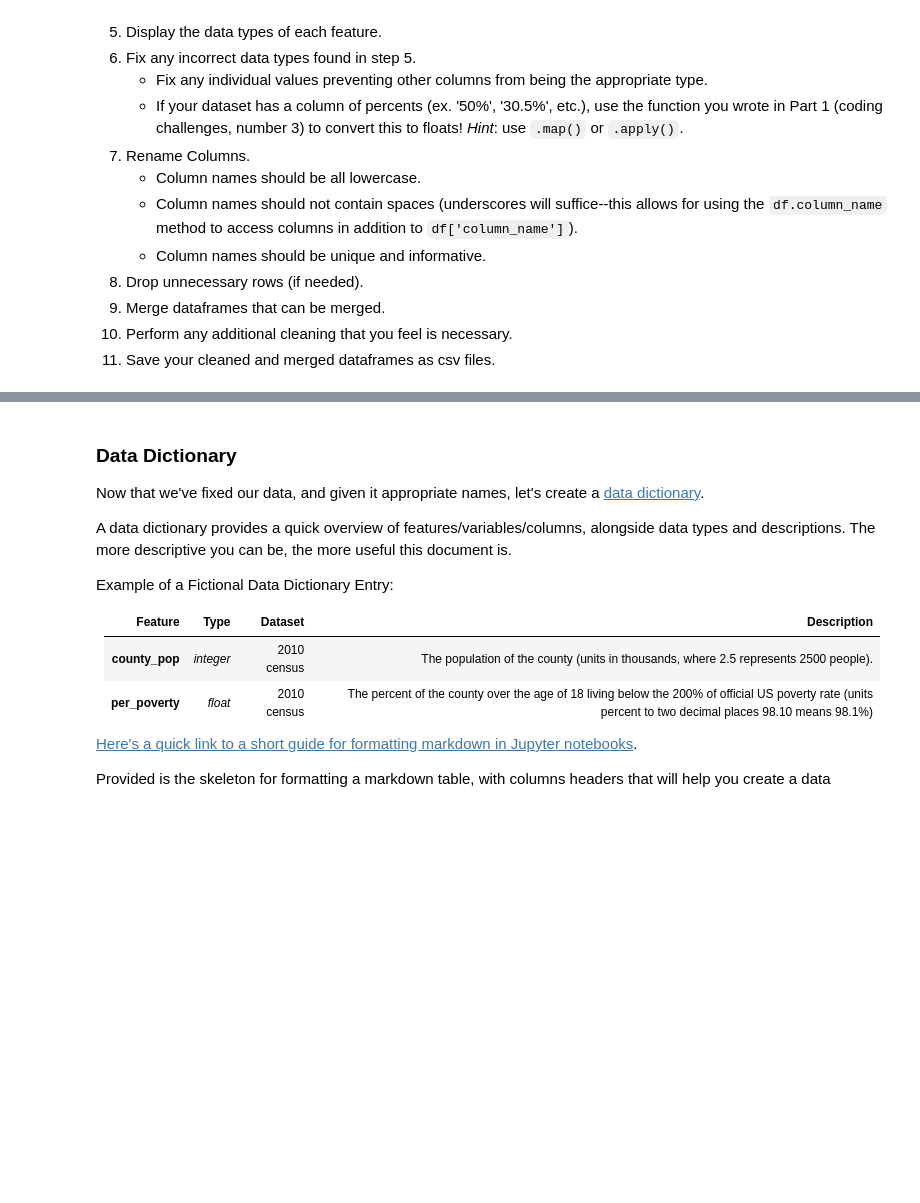
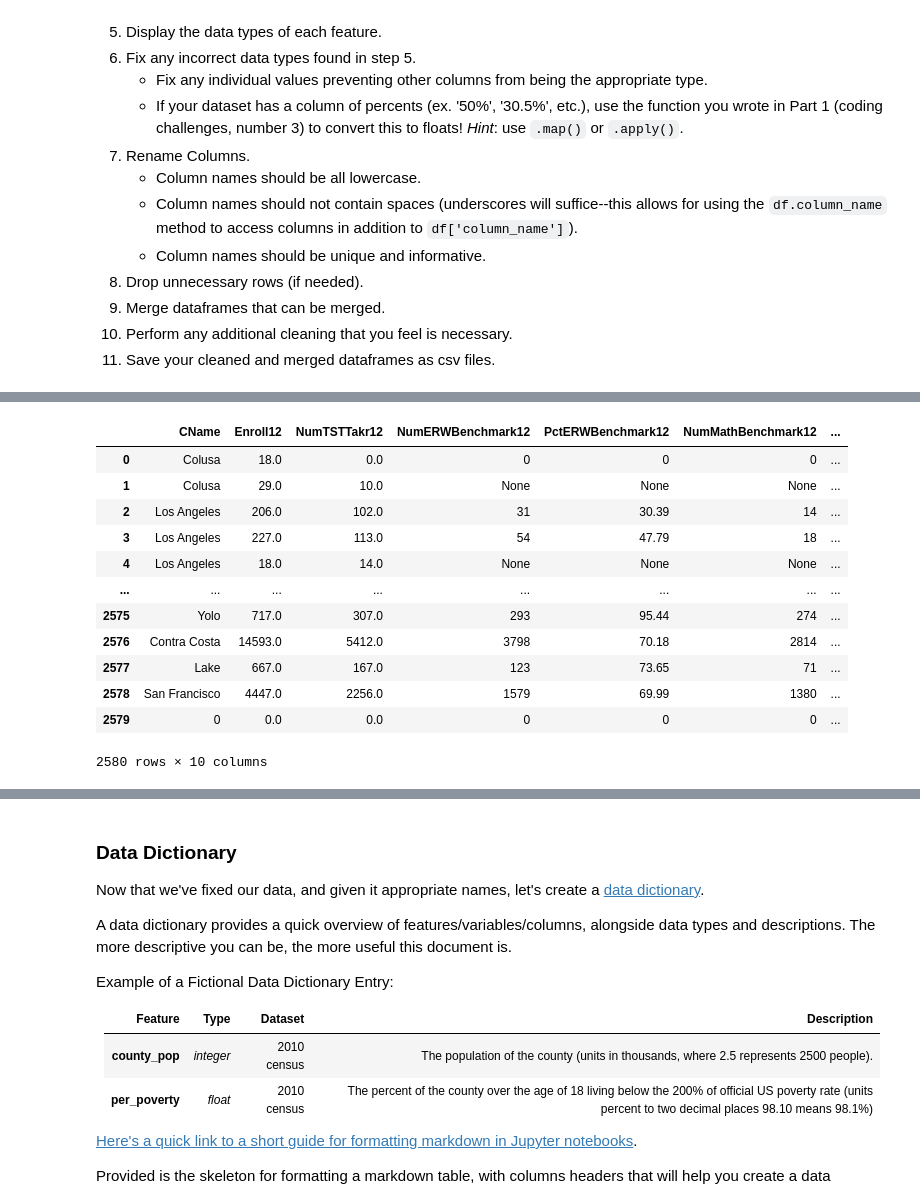
Before and after one commit to farahmalik11/project-1, a Jupyter notebook: code/starter-code.ipynb, the cells around one changed output, grey strips where cells are left out. Saved outputs shown, nothing was run; the diff lists cells and outputs as text; code cells hidden in the pictures; blank space fills up the shorter version.

```diff
--- a/code/starter-code.ipynb
+++ b/code/starter-code.ipynb
@@ -166,0 +726,3 @@ Import the datasets that you selected for this project and go through the follow
+# %%
+satca = pd.read_csv('./../data/sat_2019_ca.csv')
+satca.head()
@@ -166,0 +761,5 @@ Import the datasets that you selected for this project and go through the follow
+# %%
+# Drop columns we know we will not be using
+satca.drop(columns=['CDS', 'CCode', 'CDCode', 'SCode', 'SName', 'DName', 'RType', 'TotNumBothBenchmark11',
+                   'PctBothBenchmark11', 'NumERWBenchmark11', 'PctERWBenchmark11', 'NumMathBenchmark11',
+                   'PctMathBenchmark11', 'Unnamed: 25', 'Enroll11', 'NumTSTTakr11'], inplace=True)
@@ -166,0 +773,19 @@ Import the datasets that you selected for this project and go through the follow
+# %%
+satca2 = satca.replace(np.nan, 0)
+satca3 = satca2.replace("*", None)
+# %%
+satca3
+# %% [output]
+|  | CName | Enroll12 | NumTSTTakr12 | NumERWBenchmark12 | PctERWBenchmark12 | NumMathBenchmark12 | ... |
+| 0 | Colusa | 18.0 | 0.0 | 0 | 0 | 0 | ... |
+| 1 | Colusa | 29.0 | 10.0 | None | None | None | ... |
+| 2 | Los Angeles | 206.0 | 102.0 | 31 | 30.39 | 14 | ... |
+| 3 | Los Angeles | 227.0 | 113.0 | 54 | 47.79 | 18 | ... |
+| 4 | Los Angeles | 18.0 | 14.0 | None | None | None | ... |
+| ... | ... | ... | ... | ... | ... | ... | ... |
+| 2575 | Yolo | 717.0 | 307.0 | 293 | 95.44 | 274 | ... |
+| 2576 | Contra Costa | 14593.0 | 5412.0 | 3798 | 70.18 | 2814 | ... |
+| 2577 | Lake | 667.0 | 167.0 | 123 | 73.65 | 71 | ... |
+| 2578 | San Francisco | 4447.0 | 2256.0 | 1579 | 69.99 | 1380 | ... |
+| 2579 | 0 | 0.0 | 0.0 | 0 | 0 | 0 | ... |
+2580 rows × 10 columns
```
Also changed, not shown: parts of 139 cells of this notebook, 15 other files.
